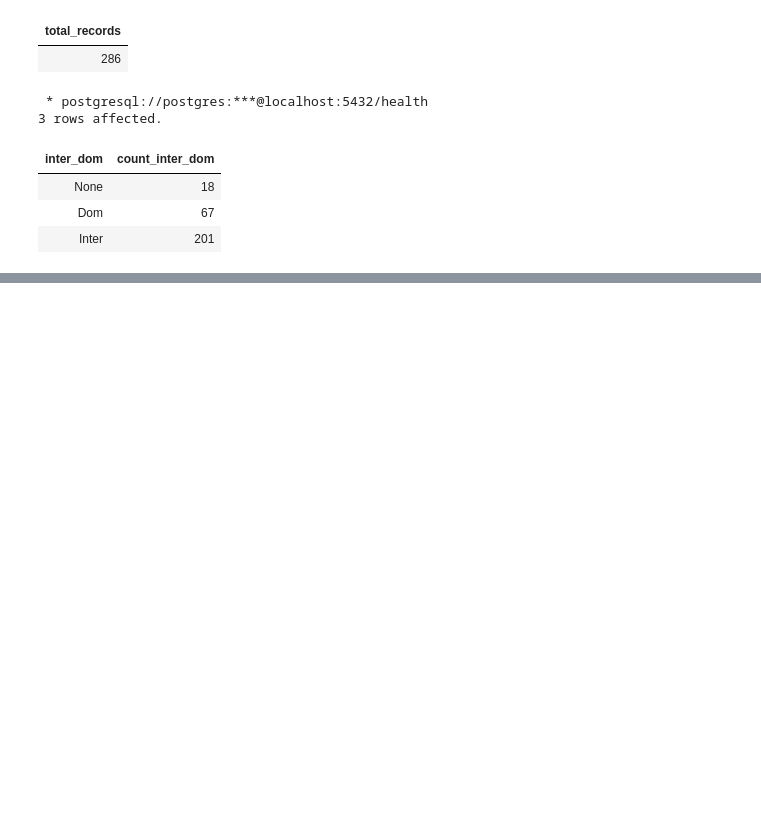
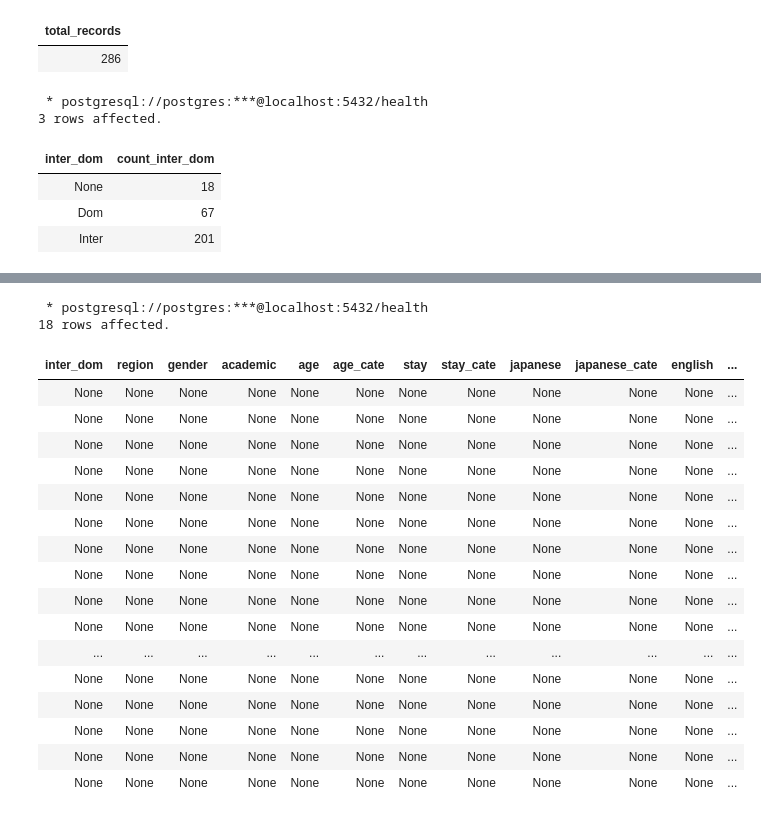
Before and after one commit to JeremyTallant/mental_health, a Jupyter notebook: student_health.ipynb, the cells around one changed output, grey strips where cells are left out. Saved outputs shown, nothing was run; the diff lists cells and outputs as text; code cells hidden in the pictures; blank space fills up the shorter version.

```diff
--- a/student_health.ipynb
+++ b/student_health.ipynb
@@ -53,0 +106,26 @@ GROUP BY inter_dom;
+# %%
+%%sql
+-- Query for students with unknown status
+SELECT *
+FROM students
+WHERE inter_dom IS NULL OR inter_dom = '';
+# %% [output]
+ * postgresql://postgres:***@localhost:5432/health
+18 rows affected.
+| inter_dom | region | gender | academic | age | age_cate | stay | stay_cate | japanese | japanese_cate | english | ... |
+| None | None | None | None | None | None | None | None | None | None | None | ... |
+| None | None | None | None | None | None | None | None | None | None | None | ... |
+| None | None | None | None | None | None | None | None | None | None | None | ... |
+| None | None | None | None | None | None | None | None | None | None | None | ... |
+| None | None | None | None | None | None | None | None | None | None | None | ... |
+| None | None | None | None | None | None | None | None | None | None | None | ... |
+| None | None | None | None | None | None | None | None | None | None | None | ... |
+| None | None | None | None | None | None | None | None | None | None | None | ... |
+| None | None | None | None | None | None | None | None | None | None | None | ... |
+| None | None | None | None | None | None | None | None | None | None | None | ... |
+| ... | ... | ... | ... | ... | ... | ... | ... | ... | ... | ... | ... |
+| None | None | None | None | None | None | None | None | None | None | None | ... |
+| None | None | None | None | None | None | None | None | None | None | None | ... |
+| None | None | None | None | None | None | None | None | None | None | None | ... |
+| None | None | None | None | None | None | None | None | None | None | None | ... |
+| None | None | None | None | None | None | None | None | None | None | None | ... |
```
Also changed, not shown: parts of 2 cells of this notebook.
